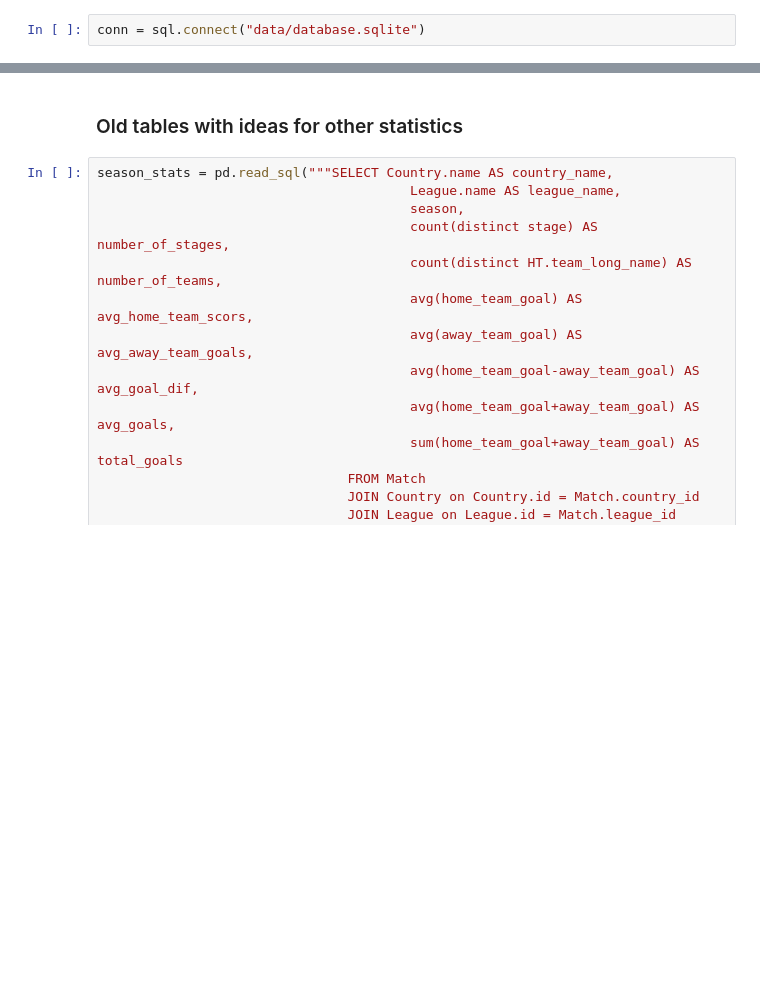
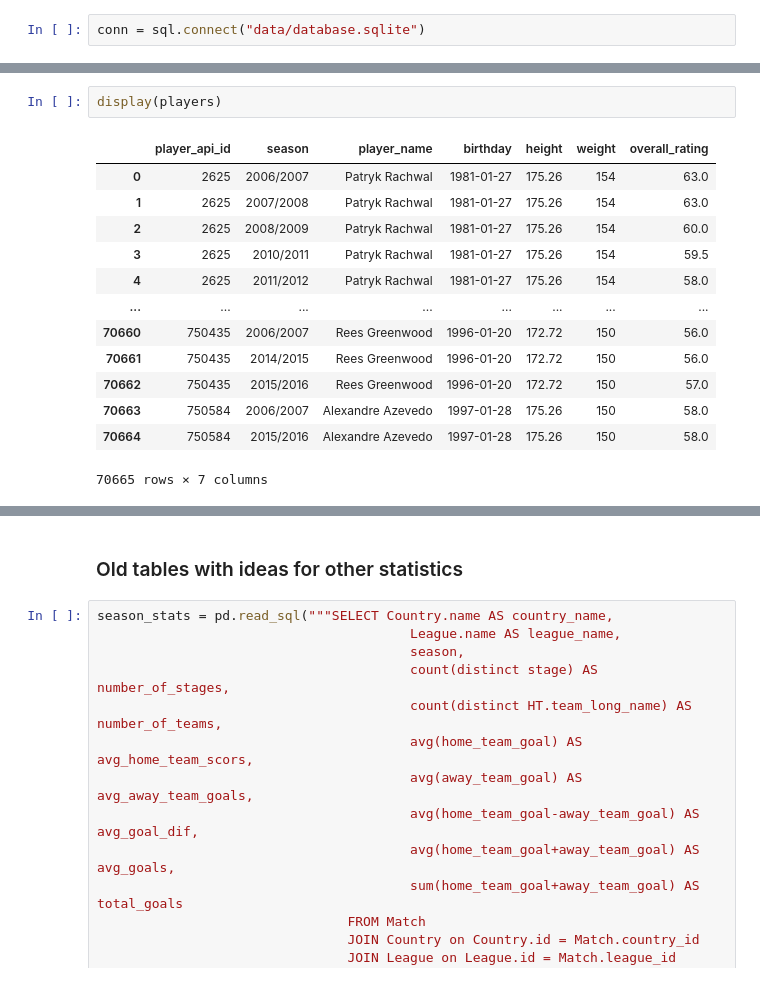
Before and after one commit to aalshabaan/com_480_football, a Jupyter notebook: match_tables_by_alex.ipynb, the cells around one changed output, grey strips where cells are left out. Cells and saved outputs as stored; diff of their text form; blank space fills up the shorter version.

```diff
--- a/match_tables_by_alex.ipynb
+++ b/match_tables_by_alex.ipynb
@@ -49,0 +33,16 @@ matchups[['perc_wins', 'perc_losses', 'perc_draws']] = matchups[['wins', 'losses
+# %%
+display(players)
+# %% [output]
+|  | player_api_id | season | player_name | birthday | height | weight | overall_rating |
+| 0 | 2625 | 2006/2007 | Patryk Rachwal | 1981-01-27 | 175.26 | 154 | 63.0 |
+| 1 | 2625 | 2007/2008 | Patryk Rachwal | 1981-01-27 | 175.26 | 154 | 63.0 |
+| 2 | 2625 | 2008/2009 | Patryk Rachwal | 1981-01-27 | 175.26 | 154 | 60.0 |
+| 3 | 2625 | 2010/2011 | Patryk Rachwal | 1981-01-27 | 175.26 | 154 | 59.5 |
+| 4 | 2625 | 2011/2012 | Patryk Rachwal | 1981-01-27 | 175.26 | 154 | 58.0 |
+| ... | ... | ... | ... | ... | ... | ... | ... |
+| 70660 | 750435 | 2006/2007 | Rees Greenwood | 1996-01-20 | 172.72 | 150 | 56.0 |
+| 70661 | 750435 | 2014/2015 | Rees Greenwood | 1996-01-20 | 172.72 | 150 | 56.0 |
+| 70662 | 750435 | 2015/2016 | Rees Greenwood | 1996-01-20 | 172.72 | 150 | 57.0 |
+| 70663 | 750584 | 2006/2007 | Alexandre Azevedo | 1997-01-28 | 175.26 | 150 | 58.0 |
+| 70664 | 750584 | 2015/2016 | Alexandre Azevedo | 1997-01-28 | 175.26 | 150 | 58.0 |
+70665 rows × 7 columns
```
Also changed, not shown: parts of 12 cells of this notebook.
